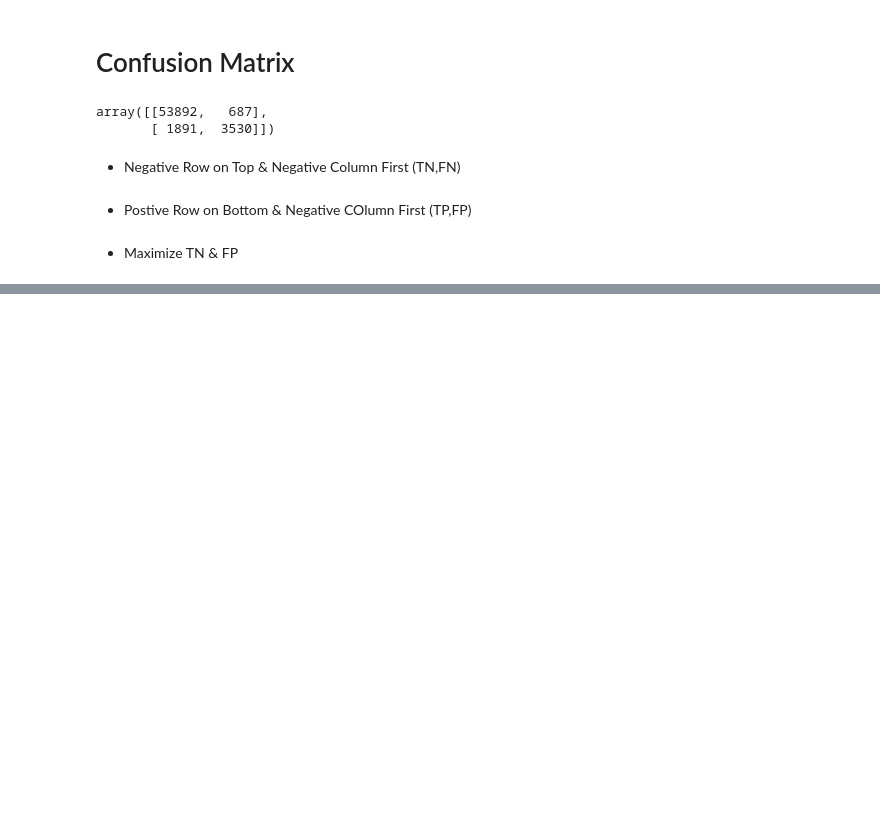
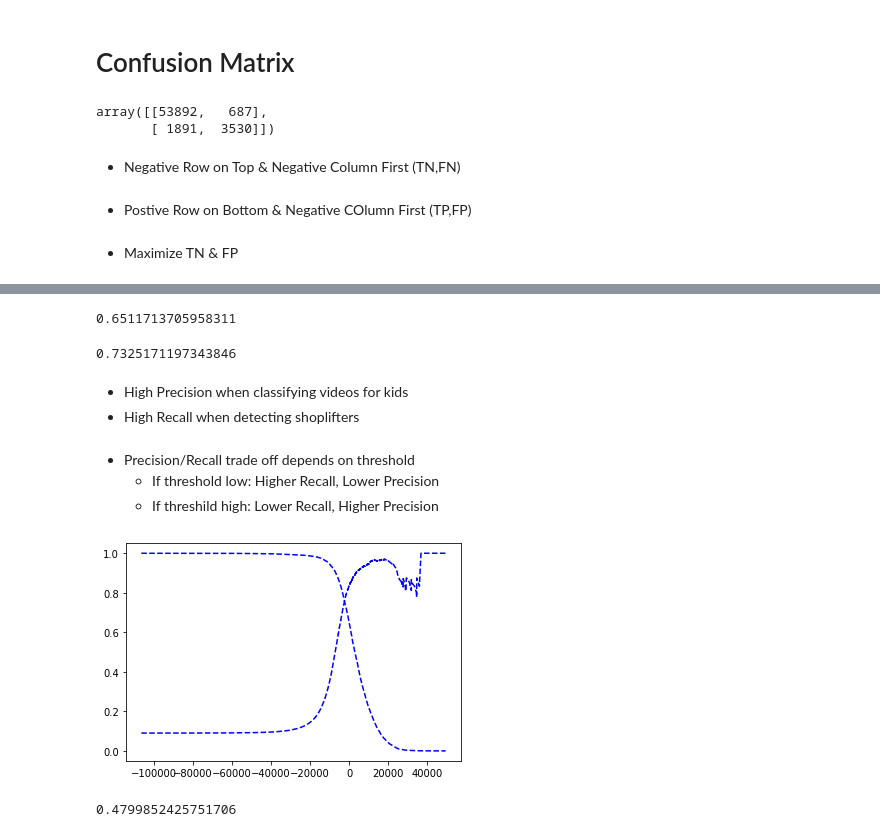
Before and after one commit to ayusharora99/Hands_On_ML, a Jupyter notebook: MNIST Classification.ipynb, the cells around one changed output, grey strips where cells are left out. Drawn from its saved outputs; the diff is of its cells as text; code cells hidden in the pictures; blank space fills up the shorter version.

```diff
--- a/MNIST Classification.ipynb
+++ b/MNIST Classification.ipynb
@@ -109,0 +117,42 @@ Recall = TP / (TP + FN)
+# %%
+# Recall: How many 5's does it detect
+
+recall_score(y_train_5,y_train_pred)
+# %% [output]
+0.6511713705958311
+# %%
+# F1 Score: 2 * (Precision X Recall / Precision + Recall)
+
+f1_score(y_train_5,y_train_pred)
+# %% [output]
+0.7325171197343846
+# %% [markdown]
+- High Precision when classifying videos for kids
+- High Recall when detecting shoplifters
+# %% [markdown]
+- Precision/Recall trade off depends on threshold
+    - If threshold low: Higher Recall, Lower Precision
+    - If threshild high: Lower Recall, Higher Precision
+# %%
+# Adjusting Threshold
+y_scores = cross_val_predict(sgd_clf,X_train,y_train_5,cv=3,method = 'decision_function')
+precisions, recalls, thresholds = precision_recall_curve(y_train_5,y_scores)
+# %%
+def plot_precision_recall_curve(precisions,recalls,thresholds):
+    plt.plot(thresholds,precisions[:-1],"b--",label="precision")
+    plt.plot(thresholds,recalls[:-1],"b--",label="recall")
+
+plot_precision_recall_curve(precisions,recalls,thresholds)
+# %% [output]
+[figure, added]
+# %%
+# 90% Precision?
+
+threshold_90_precision = thresholds[np.argmax(precisions>=0.9)]
+threshold_90_precision
+
+y_train_pred_90 = (y_scores >= threshold_90_precision)
+precision_score(y_train_5,y_train_pred_90)
+recall_score(y_train_5,y_train_pred_90)
+# %% [output]
+0.4799852425751706
```
Also changed, not shown: parts of 15 cells of this notebook.
